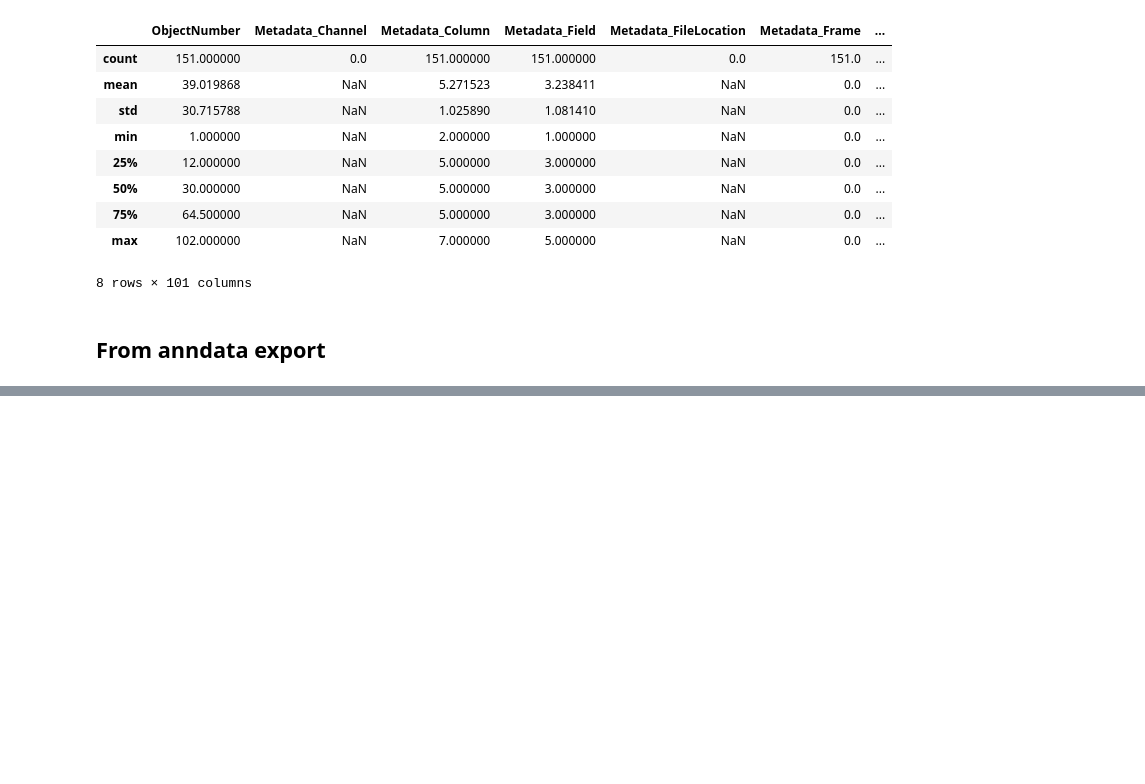
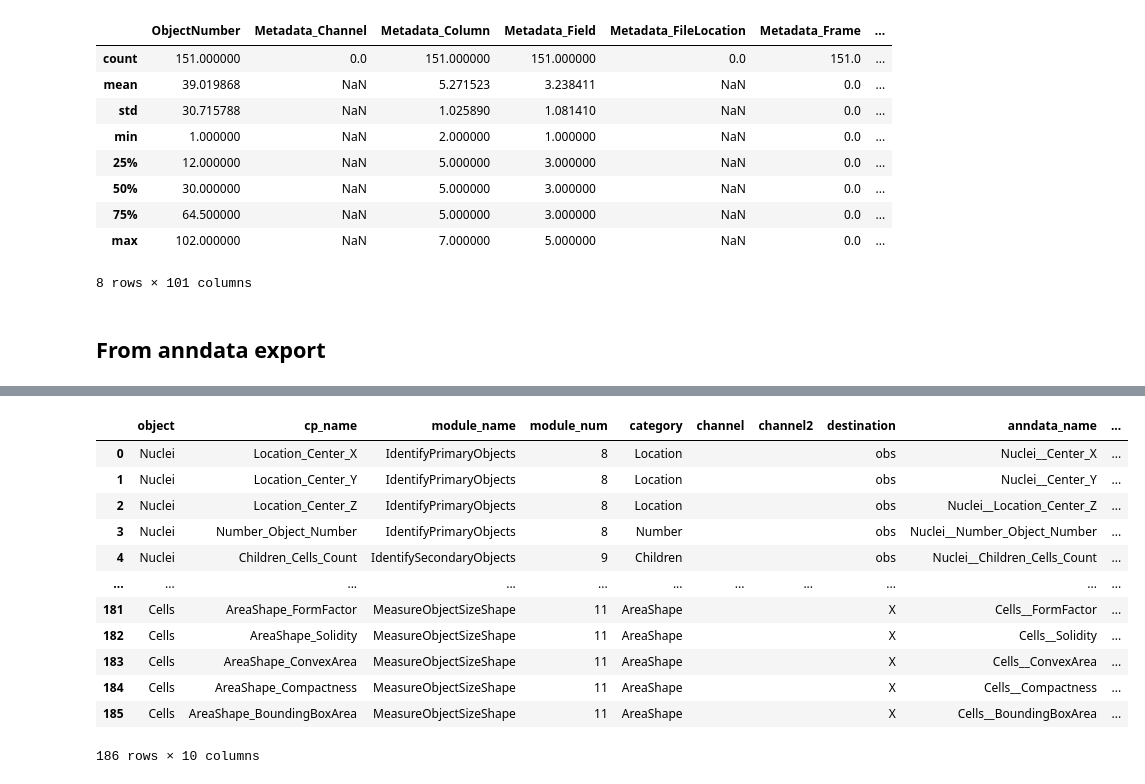
Before and after one commit to koalive/cp2ad, a Jupyter notebook: test-adapter-to-viewer.ipynb, the cells around one changed output, grey strips where cells are left out. Drawn from its saved outputs; the diff is of its cells as text; code cells hidden in the pictures; blank space fills up the shorter version.

```diff
--- a/test-adapter-to-viewer.ipynb
+++ b/test-adapter-to-viewer.ipynb
@@ -175,0 +196,16 @@ viewer = show_cells_and_nuclei_for_image(adata, "r02c04f01ch1.tiff")
+# %%
+adata.uns['cellprofiler_mapping']['measurements']
+# %% [output]
+|  | object | cp_name | module_name | module_num | category | channel | channel2 | destination | anndata_name | ... |
+| 0 | Nuclei | Location_Center_X | IdentifyPrimaryObjects | 8 | Location |  |  | obs | Nuclei__Center_X | ... |
+| 1 | Nuclei | Location_Center_Y | IdentifyPrimaryObjects | 8 | Location |  |  | obs | Nuclei__Center_Y | ... |
+| 2 | Nuclei | Location_Center_Z | IdentifyPrimaryObjects | 8 | Location |  |  | obs | Nuclei__Location_Center_Z | ... |
+| 3 | Nuclei | Number_Object_Number | IdentifyPrimaryObjects | 8 | Number |  |  | obs | Nuclei__Number_Object_Number | ... |
+| 4 | Nuclei | Children_Cells_Count | IdentifySecondaryObjects | 9 | Children |  |  | obs | Nuclei__Children_Cells_Count | ... |
+| ... | ... | ... | ... | ... | ... | ... | ... | ... | ... | ... |
+| 181 | Cells | AreaShape_FormFactor | MeasureObjectSizeShape | 11 | AreaShape |  |  | X | Cells__FormFactor | ... |
+| 182 | Cells | AreaShape_Solidity | MeasureObjectSizeShape | 11 | AreaShape |  |  | X | Cells__Solidity | ... |
+| 183 | Cells | AreaShape_ConvexArea | MeasureObjectSizeShape | 11 | AreaShape |  |  | X | Cells__ConvexArea | ... |
+| 184 | Cells | AreaShape_Compactness | MeasureObjectSizeShape | 11 | AreaShape |  |  | X | Cells__Compactness | ... |
+| 185 | Cells | AreaShape_BoundingBoxArea | MeasureObjectSizeShape | 11 | AreaShape |  |  | X | Cells__BoundingBoxArea | ... |
+186 rows × 10 columns
```
Also changed, not shown: parts of 1 cell of this notebook, 8 other files.
